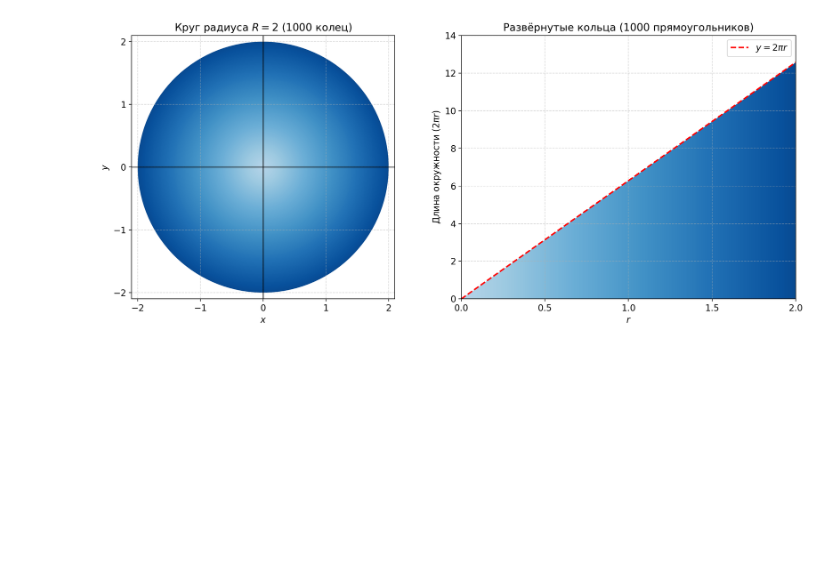
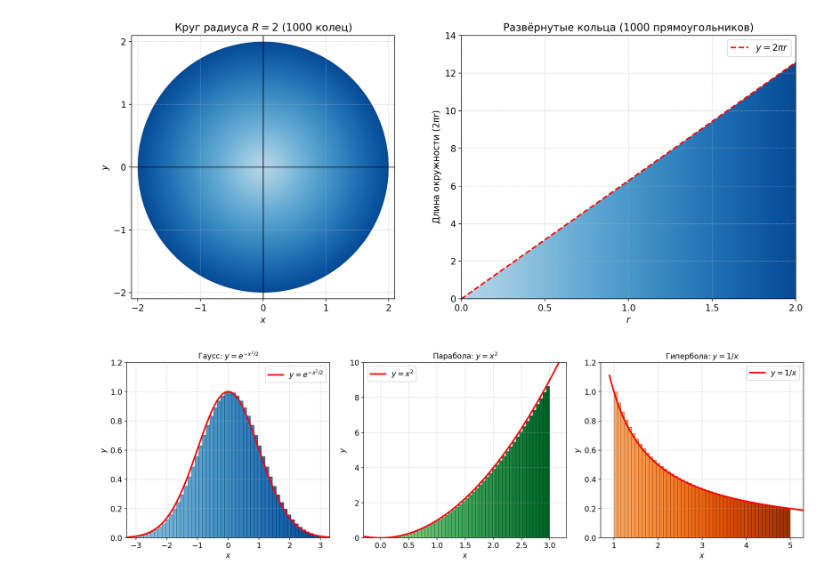
Before and after one commit to sabahtalateh/ainots, a Jupyter notebook: calculus/01-essense.ipynb, the cells around one changed output. Cells and saved outputs as stored; diff of their text form; code cells hidden in the pictures; blank space fills up the shorter version.

```diff
--- a/calculus/01-essense.ipynb
+++ b/calculus/01-essense.ipynb
@@ -162,3 +162,92 @@ plt.tight_layout()
 plt.show()
 # %% [output]
 [figure]
+# %%
+# Три функции с 50 прямоугольниками: Гаусс, парабола, гипербола
+
+fig, axes = plt.subplots(1, 3, figsize=(16, 5))
+
+n_rects = 50
+
+# === 1. Функция Гаусса (колокол) ===
+ax1 = axes[0]
+a1, b1 = -3, 3
+dx1 = (b1 - a1) / n_rects
+
+def gauss(x):
+    return np.exp(-x**2 / 2)
+
+colors1 = plt.cm.Blues(np.linspace(0.4, 0.9, n_rects))
+for i in range(n_rects):
+    x_left = a1 + i * dx1
+    height = gauss(x_left)
+    rect = plt.Rectangle((x_left, 0), dx1, height, color=colors1[i], ec='black', lw=0.3)
+    ax1.add_patch(rect)
+
+x = np.linspace(a1 - 0.3, b1 + 0.3, 500)
+ax1.plot(x, gauss(x), 'r-', lw=2.5, label=r'$y = e^{-x^2/2}$')
+ax1.set_xlim(a1 - 0.3, b1 + 0.3)
+ax1.set_ylim(0, 1.2)
+ax1.set_xlabel(r'$x$')
+ax1.set_ylabel(r'$y$')
+ax1.set_title(r'Гаусс: $y = e^{-x^2/2}$', fontsize=12)
+ax1.axhline(y=0, color='black', lw=1)
+ax1.grid(True, linestyle='--', alpha=0.5)
+ax1.legend()
+
+# === 2. Парабола ===
+ax2 = axes[1]
+a2, b2 = 0, 3
+dx2 = (b2 - a2) / n_rects
+
+def parabola(x):
+    return x**2
+
+colors2 = plt.cm.Greens(np.linspace(0.4, 0.9, n_rects))
+for i in range(n_rects):
+    x_left = a2 + i * dx2
+    height = parabola(x_left)
+    rect = plt.Rectangle((x_left, 0), dx2, height, color=colors2[i], ec='black', lw=0.3)
+    ax2.add_patch(rect)
+
+x = np.linspace(a2 - 0.3, b2 + 0.3, 500)
+ax2.plot(x, parabola(x), 'r-', lw=2.5, label=r'$y = x^2$')
+ax2.set_xlim(a2 - 0.3, b2 + 0.3)
+ax2.set_ylim(0, 10)
+ax2.set_xlabel(r'$x$')
+ax2.set_ylabel(r'$y$')
+ax2.set_title(r'Парабола: $y = x^2$', fontsize=12)
+ax2.axhline(y=0, color='black', lw=1)
+ax2.grid(True, linestyle='--', alpha=0.5)
+ax2.legend()
+
+# === 3. Гипербола ===
+ax3 = axes[2]
+a3, b3 = 1, 5
+dx3 = (b3 - a3) / n_rects
+
+def hyperbola(x):
+    return 1 / x
+
+colors3 = plt.cm.Oranges(np.linspace(0.4, 0.9, n_rects))
+for i in range(n_rects):
+    x_left = a3 + i * dx3
+    height = hyperbola(x_left)
+    rect = plt.Rectangle((x_left, 0), dx3, height, color=colors3[i], ec='black', lw=0.3)
+    ax3.add_patch(rect)
+
+x = np.linspace(a3 - 0.1, b3 + 0.3, 500)
+ax3.plot(x, hyperbola(x), 'r-', lw=2.5, label=r'$y = 1/x$')
+ax3.set_xlim(a3 - 0.3, b3 + 0.3)
+ax3.set_ylim(0, 1.2)
+ax3.set_xlabel(r'$x$')
+ax3.set_ylabel(r'$y$')
+ax3.set_title(r'Гипербола: $y = 1/x$', fontsize=12)
+ax3.axhline(y=0, color='black', lw=1)
+ax3.grid(True, linestyle='--', alpha=0.5)
+ax3.legend()
+
+plt.tight_layout()
+plt.show()
+# %% [output]
+[figure, added]
```
Also changed, not shown: 3 other files.
